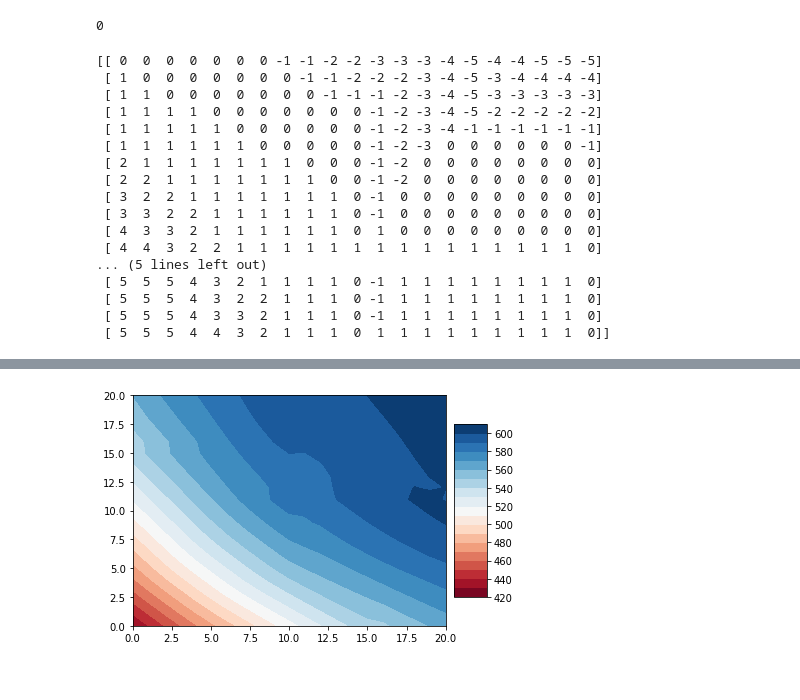
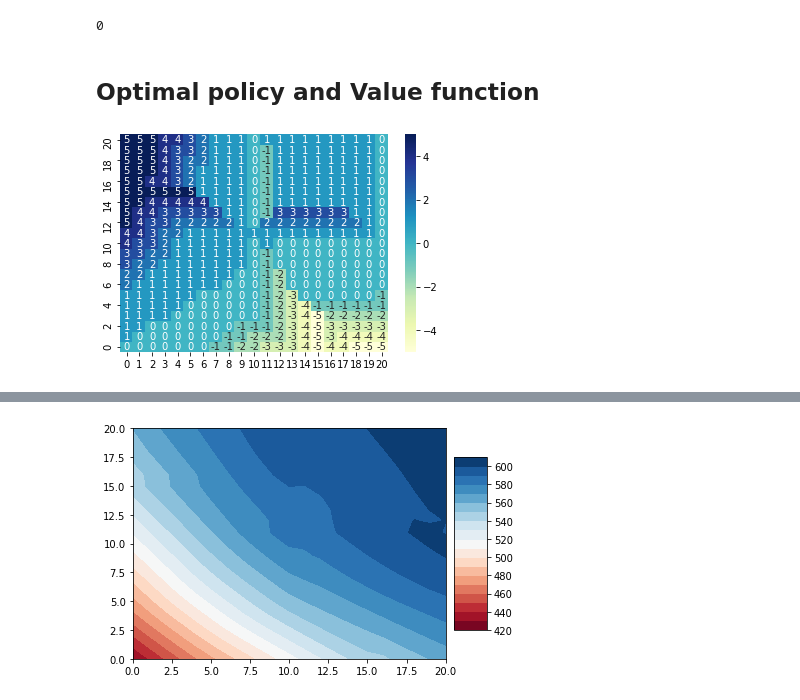
Before and after one commit to meysamalishahi/ReinforcementLearning, a Jupyter notebook: Chapter 4/Jack's Car Rental-Example 4.2 & Exercise 4.7.ipynb, the cells around one changed output, grey strips where cells are left out. Drawn from its saved outputs; the diff is of its cells as text; code cells hidden in the pictures.

```diff
--- a/Chapter 4/Jack's Car Rental-Example 4.2 & Exercise 4.7.ipynb
+++ b/Chapter 4/Jack's Car Rental-Example 4.2 & Exercise 4.7.ipynb
@@ -412,23 +423,11 @@ ax.view_init(60, -30)
 (model3.pi != model4.pi).sum()
 # %% [output]
 0
-# %%
-print(model4.pi)
-# %% [output]
-[[ 0  0  0  0  0  0  0 -1 -1 -2 -2 -3 -3 -3 -4 -5 -4 -4 -5 -5 -5]
- [ 1  0  0  0  0  0  0  0 -1 -1 -2 -2 -2 -3 -4 -5 -3 -4 -4 -4 -4]
- [ 1  1  0  0  0  0  0  0  0 -1 -1 -1 -2 -3 -4 -5 -3 -3 -3 -3 -3]
- [ 1  1  1  1  0  0  0  0  0  0  0 -1 -2 -3 -4 -5 -2 -2 -2 -2 -2]
- [ 1  1  1  1  1  0  0  0  0  0  0 -1 -2 -3 -4 -1 -1 -1 -1 -1 -1]
- [ 1  1  1  1  1  1  0  0  0  0  0 -1 -2 -3  0  0  0  0  0  0 -1]
- [ 2  1  1  1  1  1  1  1  0  0  0 -1 -2  0  0  0  0  0  0  0  0]
- [ 2  2  1  1  1  1  1  1  1  0  0 -1 -2  0  0  0  0  0  0  0  0]
- [ 3  2  2  1  1  1  1  1  1  1  0 -1  0  0  0  0  0  0  0  0  0]
- [ 3  3  2  2  1  1  1  1  1  1  0 -1  0  0  0  0  0  0  0  0  0]
- [ 4  3  3  2  1  1  1  1  1  1  0  1  0  0  0  0  0  0  0  0  0]
- [ 4  4  3  2  2  1  1  1  1  1  1  1  1  1  1  1  1  1  1  1  0]
-... (5 lines left out)
- [ 5  5  5  4  3  2  1  1  1  1  0 -1  1  1  1  1  1  1  1  1  0]
- [ 5  5  5  4  3  2  2  1  1  1  0 -1  1  1  1  1  1  1  1  1  0]
- [ 5  5  5  4  3  3  2  1  1  1  0 -1  1  1  1  1  1  1  1  1  0]
- [ 5  5  5  4  4  3  2  1  1  1  0  1  1  1  1  1  1  1  1  1  0]]
+# %% [markdown]
+## Optimal policy and Value function
+# %%
+ax = sns.heatmap(model4.pi, cmap="YlGnBu", annot=True, vmin=-5, vmax=5)
+ax.invert_yaxis()
+plt.show()
+# %% [output]
+[figure, added]
```
Also changed, not shown: parts of 15 cells of this notebook.
